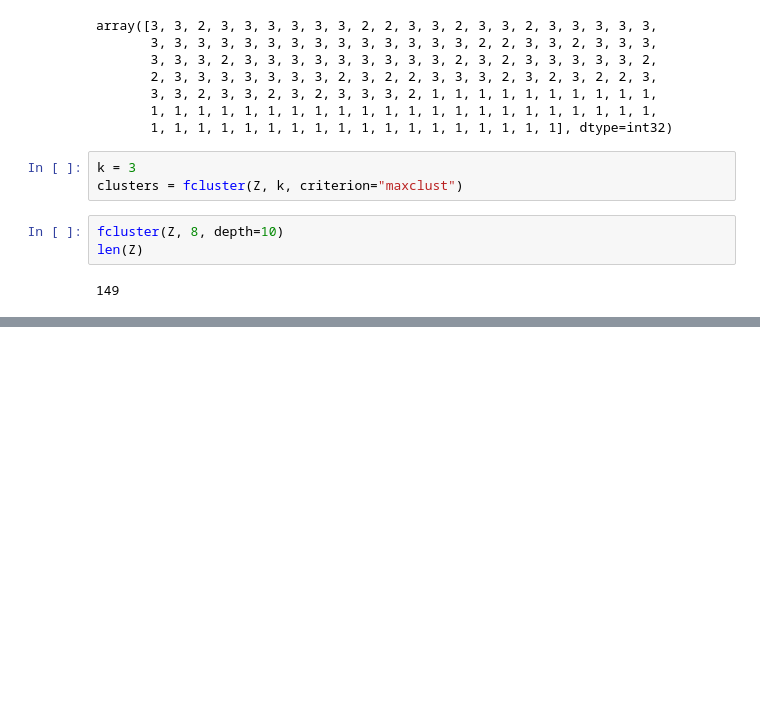
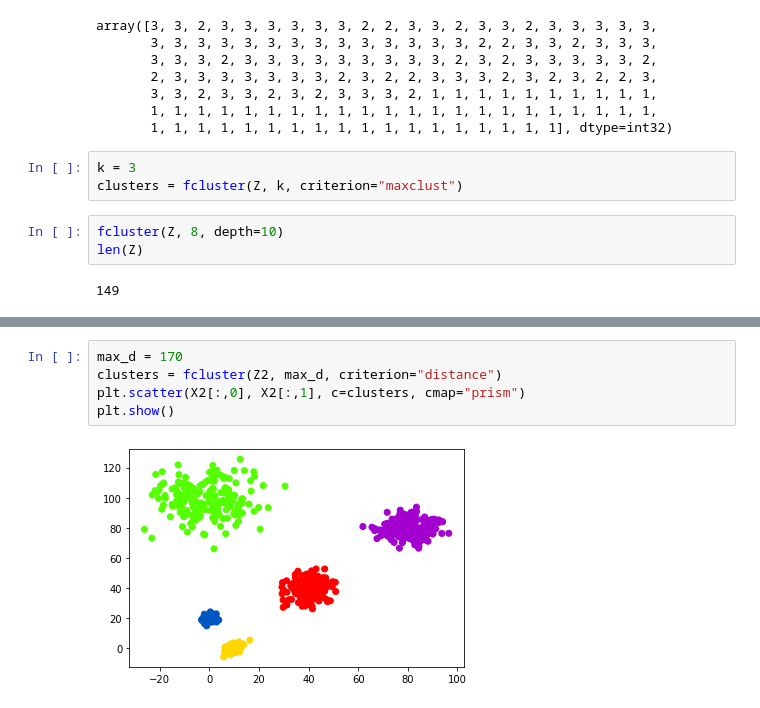
Before and after one commit to LaRosaM/udemy-datascience, a Jupyter notebook: Seccion9/T6 - 2 - Clustering Jerárquico.ipynb, the cells around one changed output, grey strips where cells are left out. Cells and saved outputs as stored; diff of their text form; blank space fills up the shorter version.

```diff
--- a/Seccion9/T6 - 2 - Clustering Jerárquico.ipynb
+++ b/Seccion9/T6 - 2 - Clustering Jerárquico.ipynb
@@ -318,0 +324,7 @@ len(Z)
+# %%
+max_d = 170
+clusters = fcluster(Z2, max_d, criterion="distance")
+plt.scatter(X2[:,0], X2[:,1], c=clusters, cmap="prism")
+plt.show()
+# %% [output]
+[figure, added]
```
Also changed, not shown: parts of 1 cell of this notebook.
